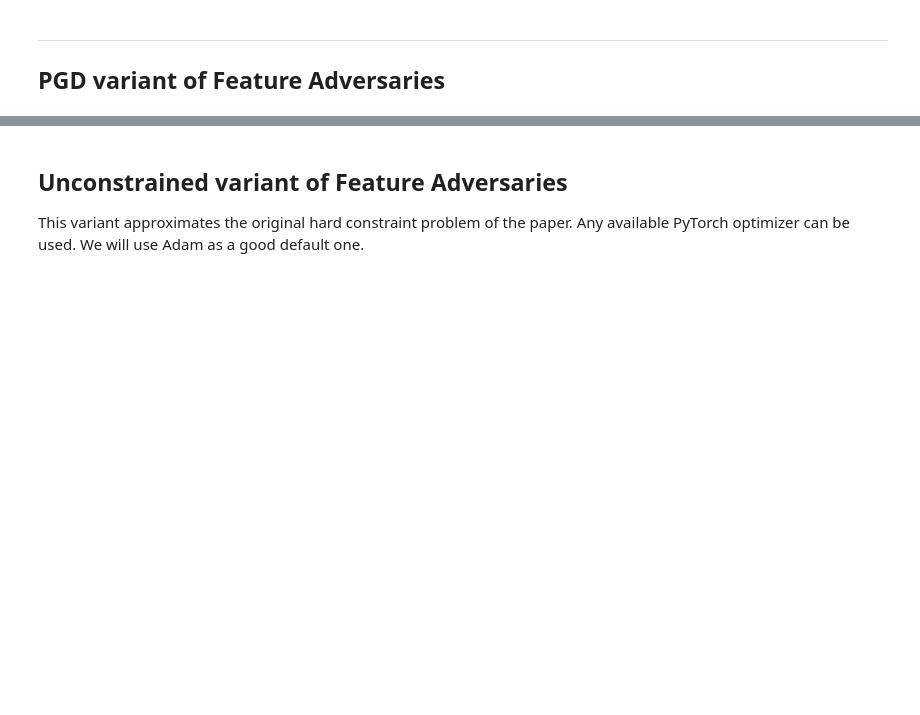
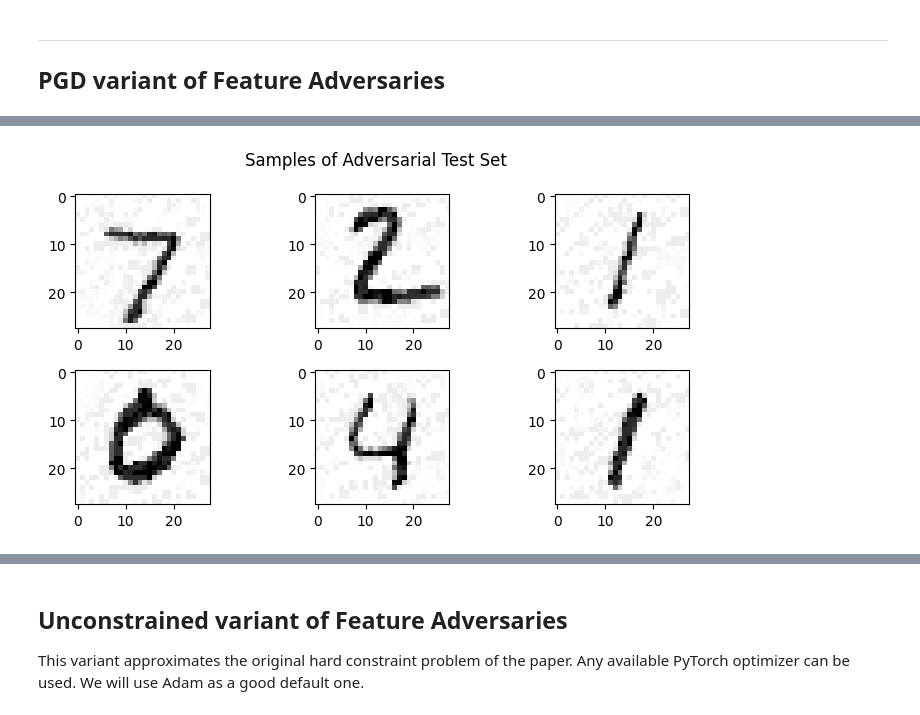
Before and after one commit to nurakawa/localized-classmap, a Jupyter notebook: attack_feature_adversaries_pytorch.ipynb, the cells around one changed output, grey strips where cells are left out. Saved outputs shown, nothing was run; the diff lists cells and outputs as text; code cells hidden in the pictures; blank space fills up the shorter version.

```diff
--- a/attack_feature_adversaries_pytorch.ipynb
+++ b/attack_feature_adversaries_pytorch.ipynb
@@ -133,0 +132,21 @@ plt.imshow(x_test_adv[10,...].squeeze())
+# %%
+# Step 8: Inspect results
+
+
+# Visualize Adversarial Examples
+
+num_row = 2
+num_col = 3
+
+# plot images: atypical examples of class 9
+fig, axes = plt.subplots(num_row, num_col,
+                         figsize=(2.5*num_col,2*num_row))
+for i in range(6):
+    ax = axes[i//num_col, i%num_col]
+    img = x_adv[i,...].squeeze()
+    ax.imshow(img, cmap='Greys')
+fig.suptitle('Samples of Adversarial Test Set')
+plt.tight_layout()
+plt.show()
+# %% [output]
+[figure, added]
```
Also changed, not shown: parts of 29 cells of this notebook, 3 other files.
